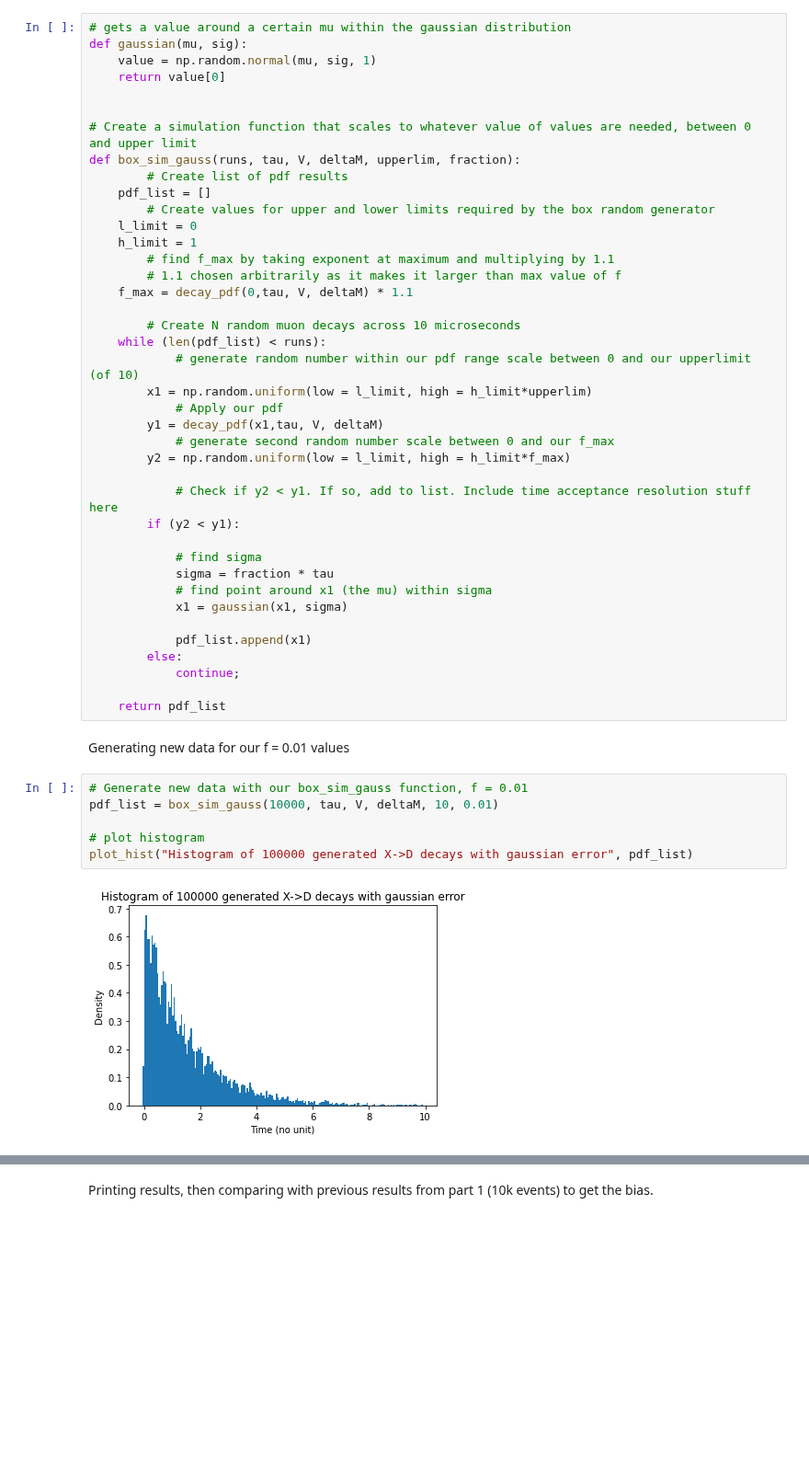
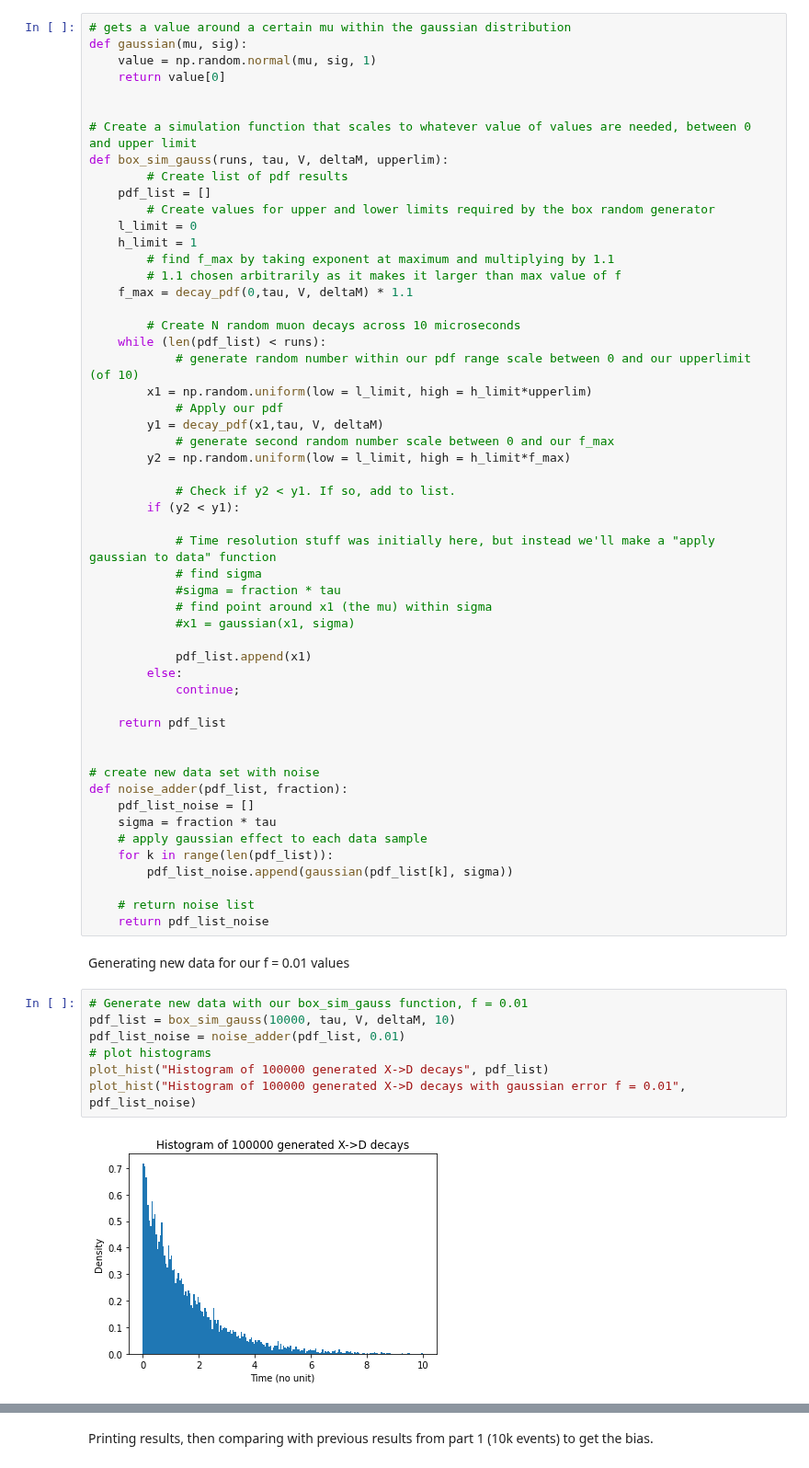
Before and after one commit to CasperMcTavish/DAML, a Jupyter notebook: P2-WAITON-S1739002.ipynb, the cells around one changed output, grey strips where cells are left out. Shown at 92% size. Cells and saved outputs as stored; diff of their text form; blank space fills up the shorter version.

```diff
--- a/P2-WAITON-S1739002.ipynb
+++ b/P2-WAITON-S1739002.ipynb
@@ -345,7 +331,7 @@ def gaussian(mu, sig):
 
 
 # Create a simulation function that scales to whatever value of values are needed, between 0 and upper limit
-def box_sim_gauss(runs, tau, V, deltaM, upperlim, fraction):
+def box_sim_gauss(runs, tau, V, deltaM, upperlim):
         # Create list of pdf results
     pdf_list = []
         # Create values for upper and lower limits required by the box random generator
@@ -364,26 +350,40 @@ def box_sim_gauss(runs, tau, V, deltaM, upperlim, fraction):
             # generate second random number scale between 0 and our f_max
         y2 = np.random.uniform(low = l_limit, high = h_limit*f_max)
 
-            # Check if y2 < y1. If so, add to list. Include time acceptance resolution stuff here
+            # Check if y2 < y1. If so, add to list.
         if (y2 < y1):
 
+            # Time resolution stuff was initially here, but instead we'll make a "apply gaussian to data" function
             # find sigma
-            sigma = fraction * tau
+            #sigma = fraction * tau
             # find point around x1 (the mu) within sigma
-            x1 = gaussian(x1, sigma)
+            #x1 = gaussian(x1, sigma)
 
             pdf_list.append(x1)
         else:
             continue;
 
     return pdf_list
+
+
+# create new data set with noise
+def noise_adder(pdf_list, fraction):
+    pdf_list_noise = []
+    sigma = fraction * tau
+    # apply gaussian effect to each data sample
+    for k in range(len(pdf_list)):
+        pdf_list_noise.append(gaussian(pdf_list[k], sigma))
+
+    # return noise list
+    return pdf_list_noise
 # %% [markdown]
 Generating new data for our f = 0.01 values
 # %%
 # Generate new data with our box_sim_gauss function, f = 0.01
-pdf_list = box_sim_gauss(10000, tau, V, deltaM, 10, 0.01)
-
-# plot histogram
-plot_hist("Histogram of 100000 generated X->D decays with gaussian error", pdf_list)
+pdf_list = box_sim_gauss(10000, tau, V, deltaM, 10)
+pdf_list_noise = noise_adder(pdf_list, 0.01)
+# plot histograms
+plot_hist("Histogram of 100000 generated X->D decays", pdf_list)
+plot_hist("Histogram of 100000 generated X->D decays with gaussian error f = 0.01", pdf_list_noise)
 # %% [output]
-[figure, old version]
+[figure, new version]
```
Also changed, not shown: parts of 34 cells of this notebook.
